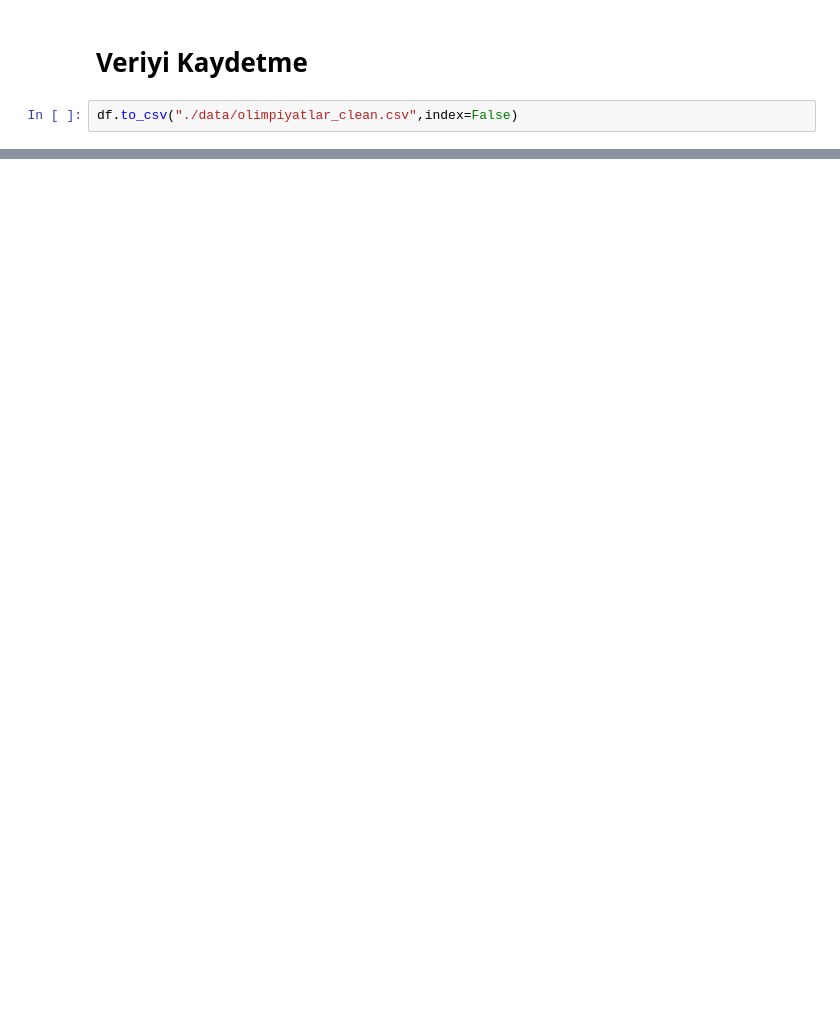
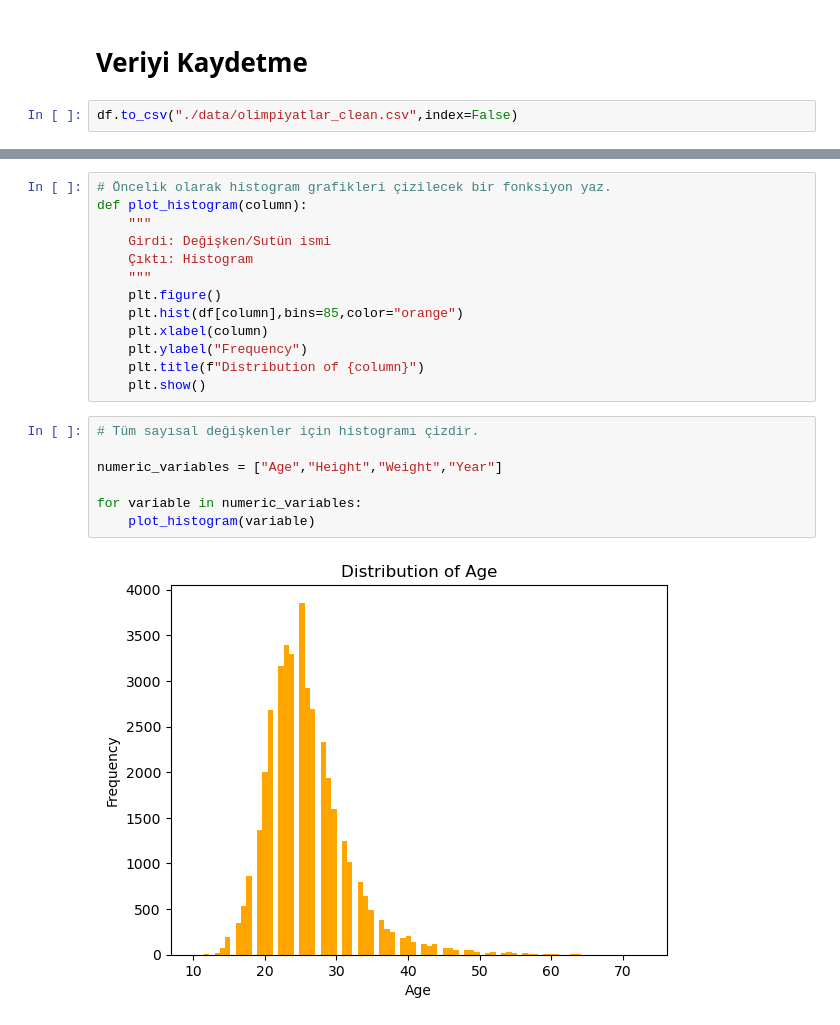
Before and after one commit to ilkerCelimli/DataScience-Olimpiyatlar, a Jupyter notebook: olimpiyat_veriseti_inceleme.ipynb, the cells around one changed output, grey strips where cells are left out. Cells and saved outputs as stored; diff of their text form; blank space fills up the shorter version.

```diff
--- a/olimpiyat_veriseti_inceleme.ipynb
+++ b/olimpiyat_veriseti_inceleme.ipynb
@@ -228,0 +248,22 @@ df.to_csv("./data/olimpiyatlar_clean.csv",index=False)
+# %%
+# Öncelik olarak histogram grafikleri çizilecek bir fonksiyon yaz.
+def plot_histogram(column):
+    """
+    Girdi: Değişken/Sutün ismi
+    Çıktı: Histogram
+    """
+    plt.figure()
+    plt.hist(df[column],bins=85,color="orange")
+    plt.xlabel(column)
+    plt.ylabel("Frequency")
+    plt.title(f"Distribution of {column}")
+    plt.show()
+# %%
+# Tüm sayısal değişkenler için histogramı çizdir.
+
+numeric_variables = ["Age","Height","Weight","Year"]
+
+for variable in numeric_variables:
+    plot_histogram(variable)
+# %% [output]
+[figure, added]
```
Also changed, not shown: parts of 2 cells of this notebook.
